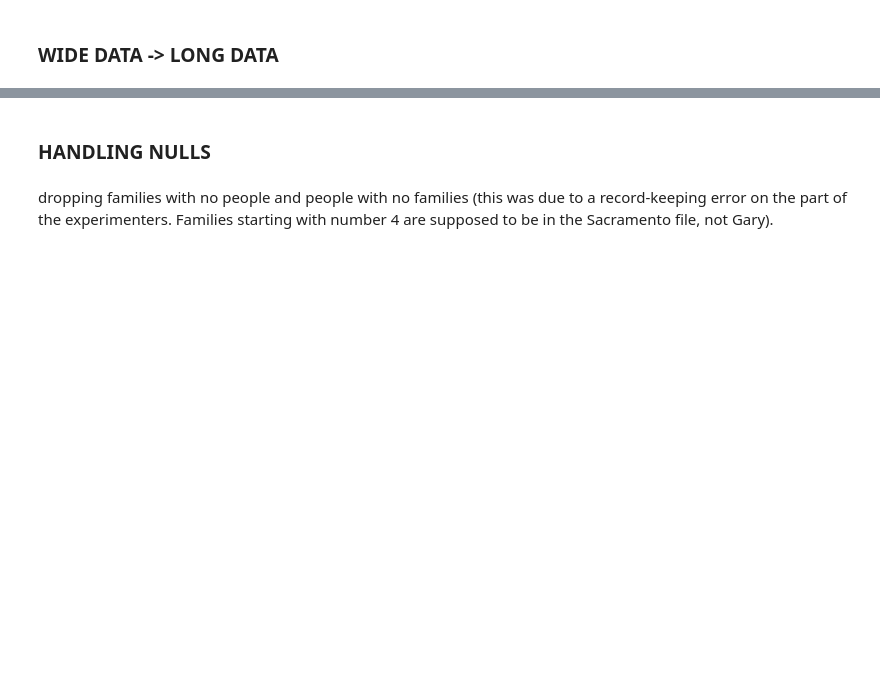
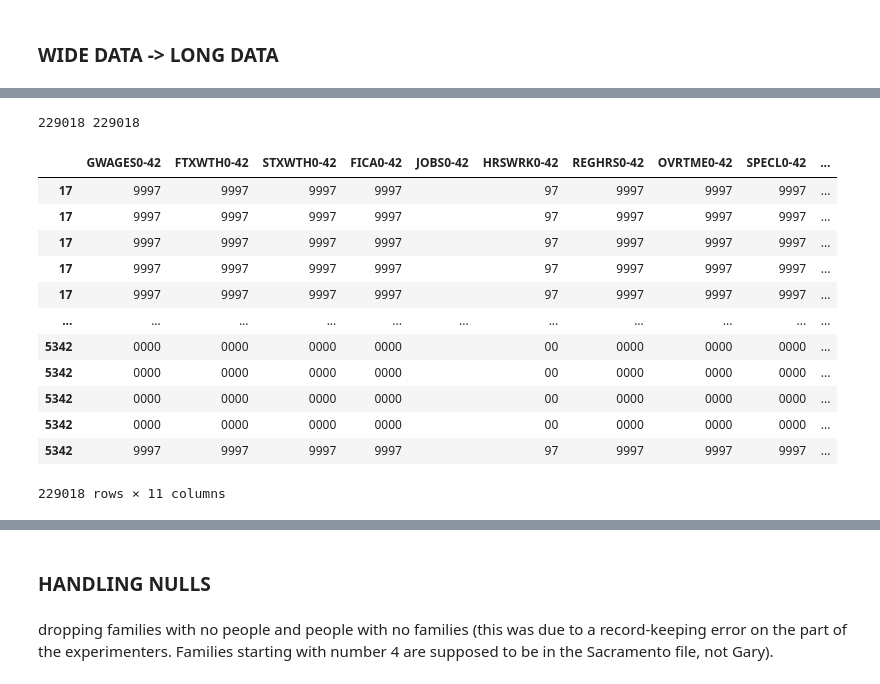
Before and after one commit to luke-swans0n/NIT, a Jupyter notebook: notebooks/NIT_CAPSTONE.ipynb, the cells around one changed output, grey strips where cells are left out. Drawn from its saved outputs; the diff is of its cells as text; code cells hidden in the pictures; blank space fills up the shorter version.

```diff
--- a/notebooks/NIT_CAPSTONE.ipynb
+++ b/notebooks/NIT_CAPSTONE.ipynb
@@ -16,0 +64,23 @@ gary_df.dropna(inplace=True)
+# %%
+tiles = list(np.arange(0, 43))*5326
+test_df = gary_df.copy()
+
+test_dict['-42'] = test_df.loc[:, [col for col in test_df if '42' in col]].apply(lambda x: x.explode())
+print(len(tiles), len(test_dict['-42']))
+test_dict['-42']['PERIOD'] = tiles
+test_dict['-42']
+# %% [output]
+229018 229018
+|  | GWAGES0-42 | FTXWTH0-42 | STXWTH0-42 | FICA0-42 | JOBS0-42 | HRSWRK0-42 | REGHRS0-42 | OVRTME0-42 | SPECL0-42 | ... |
+| 17 | 9997 | 9997 | 9997 | 9997 |  | 97 | 9997 | 9997 | 9997 | ... |
+| 17 | 9997 | 9997 | 9997 | 9997 |  | 97 | 9997 | 9997 | 9997 | ... |
+| 17 | 9997 | 9997 | 9997 | 9997 |  | 97 | 9997 | 9997 | 9997 | ... |
+| 17 | 9997 | 9997 | 9997 | 9997 |  | 97 | 9997 | 9997 | 9997 | ... |
+| 17 | 9997 | 9997 | 9997 | 9997 |  | 97 | 9997 | 9997 | 9997 | ... |
+| ... | ... | ... | ... | ... | ... | ... | ... | ... | ... | ... |
+| 5342 | 0000 | 0000 | 0000 | 0000 |  | 00 | 0000 | 0000 | 0000 | ... |
+| 5342 | 0000 | 0000 | 0000 | 0000 |  | 00 | 0000 | 0000 | 0000 | ... |
+| 5342 | 0000 | 0000 | 0000 | 0000 |  | 00 | 0000 | 0000 | 0000 | ... |
+| 5342 | 0000 | 0000 | 0000 | 0000 |  | 00 | 0000 | 0000 | 0000 | ... |
+| 5342 | 9997 | 9997 | 9997 | 9997 |  | 97 | 9997 | 9997 | 9997 | ... |
+229018 rows × 11 columns
```
Also changed, not shown: parts of 53 cells of this notebook, 11 other files.
